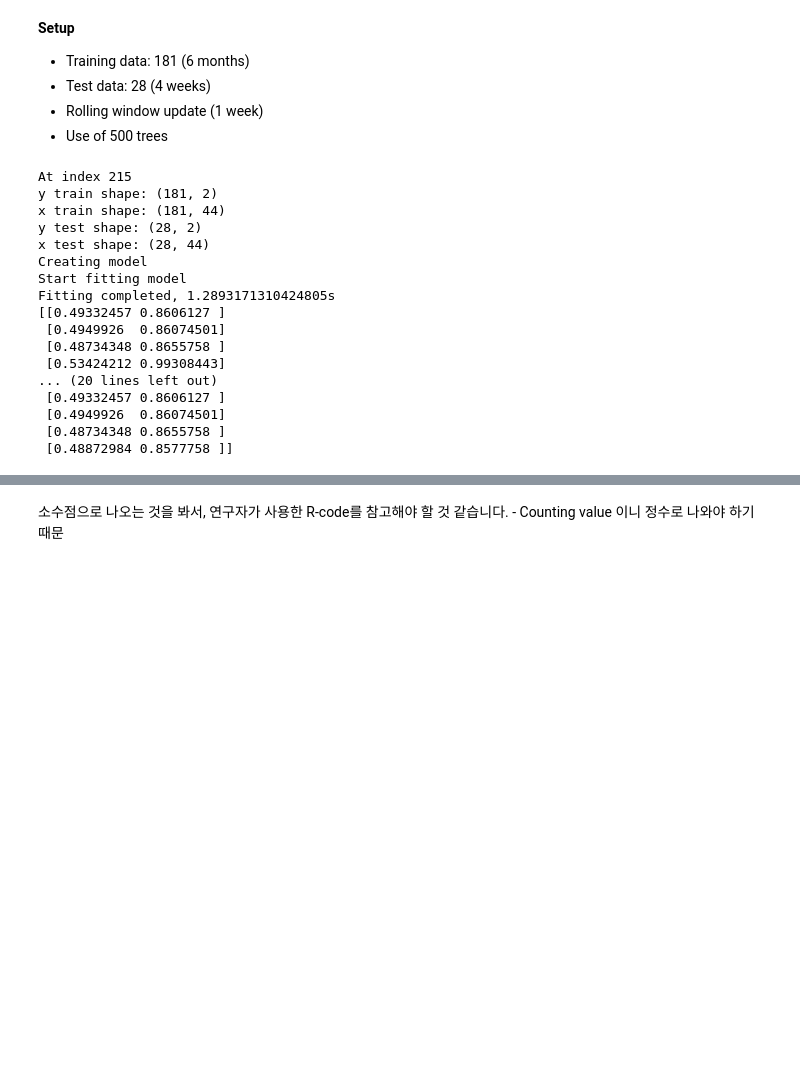
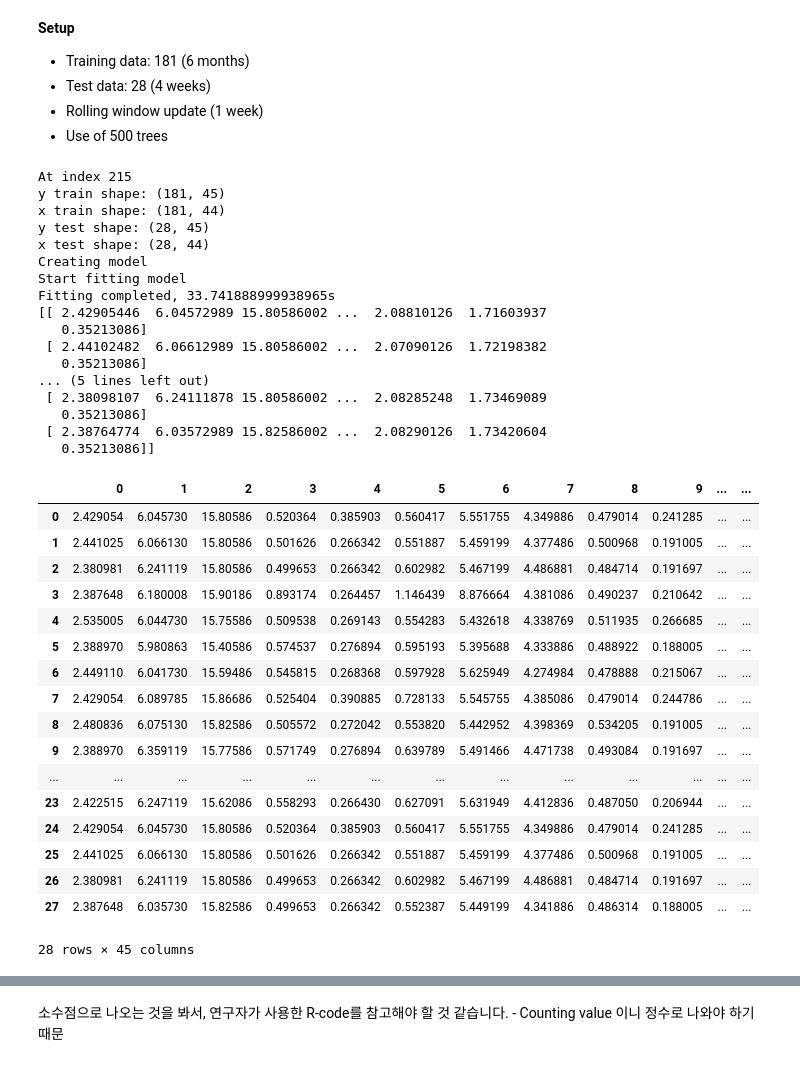
Before and after one commit to SKKUGoon/hecon23, a Jupyter notebook: present.ipynb, the cells around one changed output, grey strips where cells are left out. Cells and saved outputs as stored; diff of their text form; code cells hidden in the pictures; blank space fills up the shorter version.

```diff
--- a/present.ipynb
+++ b/present.ipynb
@@ -420,26 +420,49 @@ def predict_by_cluster(cluster_key: int, predicting_spot: int):
     print("y test shape:", rf_y_test.shape)
     print("x test shape:", rf_x_test.shape)
 
-    week_prediction(rf_x_train, rf_y_train, rf_x_test)
+    pred = week_prediction(rf_x_train, rf_y_train, rf_x_test)
+    return pred, rf_y_test
 # %%
 # Create prediction models by cluster
 # 나중에 `cluter_key`의 숫자를 바꿔서 클러스터 별 model fitting 가능
-model_1_pred = predict_by_cluster(cluster_key=1, predicting_spot=215)
+model_1_pred, model_1_real = predict_by_cluster(cluster_key=2, predicting_spot=215)
 # %% [output]
 At index 215
-y train shape: (181, 2)
+y train shape: (181, 45)
 x train shape: (181, 44)
-y test shape: (28, 2)
+y test shape: (28, 45)
 x test shape: (28, 44)
 Creating model
 Start fitting model
-Fitting completed, 1.2893171310424805s
-[[0.49332457 0.8606127 ]
- [0.4949926  0.86074501]
- [0.48734348 0.8655758 ]
- [0.53424212 0.99308443]
-... (20 lines left out)
- [0.49332457 0.8606127 ]
- [0.4949926  0.86074501]
- [0.48734348 0.8655758 ]
- [0.48872984 0.8577758 ]]
+Fitting completed, 33.741888999938965s
+[[ 2.42905446  6.04572989 15.80586002 ...  2.08810126  1.71603937
+   0.35213086]
+ [ 2.44102482  6.06612989 15.80586002 ...  2.07090126  1.72198382
+   0.35213086]
+... (5 lines left out)
+ [ 2.38098107  6.24111878 15.80586002 ...  2.08285248  1.73469089
+   0.35213086]
+ [ 2.38764774  6.03572989 15.82586002 ...  2.08290126  1.73420604
+   0.35213086]]
+# %%
+# Prediction values
+pd.DataFrame(model_1_pred)
+# %% [output]
+|  | 0 | 1 | 2 | 3 | 4 | 5 | 6 | 7 | 8 | 9 | ... | ... |
+| 0 | 2.429054 | 6.045730 | 15.80586 | 0.520364 | 0.385903 | 0.560417 | 5.551755 | 4.349886 | 0.479014 | 0.241285 | ... | ... |
+| 1 | 2.441025 | 6.066130 | 15.80586 | 0.501626 | 0.266342 | 0.551887 | 5.459199 | 4.377486 | 0.500968 | 0.191005 | ... | ... |
+| 2 | 2.380981 | 6.241119 | 15.80586 | 0.499653 | 0.266342 | 0.602982 | 5.467199 | 4.486881 | 0.484714 | 0.191697 | ... | ... |
+| 3 | 2.387648 | 6.180008 | 15.90186 | 0.893174 | 0.264457 | 1.146439 | 8.876664 | 4.381086 | 0.490237 | 0.210642 | ... | ... |
+| 4 | 2.535005 | 6.044730 | 15.75586 | 0.509538 | 0.269143 | 0.554283 | 5.432618 | 4.338769 | 0.511935 | 0.266685 | ... | ... |
+| 5 | 2.388970 | 5.980863 | 15.40586 | 0.574537 | 0.276894 | 0.595193 | 5.395688 | 4.333886 | 0.488922 | 0.188005 | ... | ... |
+| 6 | 2.449110 | 6.041730 | 15.59486 | 0.545815 | 0.268368 | 0.597928 | 5.625949 | 4.274984 | 0.478888 | 0.215067 | ... | ... |
+| 7 | 2.429054 | 6.089785 | 15.86686 | 0.525404 | 0.390885 | 0.728133 | 5.545755 | 4.385086 | 0.479014 | 0.244786 | ... | ... |
+| 8 | 2.480836 | 6.075130 | 15.82586 | 0.505572 | 0.272042 | 0.553820 | 5.442952 | 4.398369 | 0.534205 | 0.191005 | ... | ... |
+| 9 | 2.388970 | 6.359119 | 15.77586 | 0.571749 | 0.276894 | 0.639789 | 5.491466 | 4.471738 | 0.493084 | 0.191697 | ... | ... |
+| ... | ... | ... | ... | ... | ... | ... | ... | ... | ... | ... | ... | ... |
+| 23 | 2.422515 | 6.247119 | 15.62086 | 0.558293 | 0.266430 | 0.627091 | 5.631949 | 4.412836 | 0.487050 | 0.206944 | ... | ... |
+| 24 | 2.429054 | 6.045730 | 15.80586 | 0.520364 | 0.385903 | 0.560417 | 5.551755 | 4.349886 | 0.479014 | 0.241285 | ... | ... |
+| 25 | 2.441025 | 6.066130 | 15.80586 | 0.501626 | 0.266342 | 0.551887 | 5.459199 | 4.377486 | 0.500968 | 0.191005 | ... | ... |
+| 26 | 2.380981 | 6.241119 | 15.80586 | 0.499653 | 0.266342 | 0.602982 | 5.467199 | 4.486881 | 0.484714 | 0.191697 | ... | ... |
+| 27 | 2.387648 | 6.035730 | 15.82586 | 0.499653 | 0.266342 | 0.552387 | 5.449199 | 4.341886 | 0.486314 | 0.188005 | ... | ... |
+28 rows × 45 columns
```
Also changed, not shown: parts of 1 cell of this notebook.
